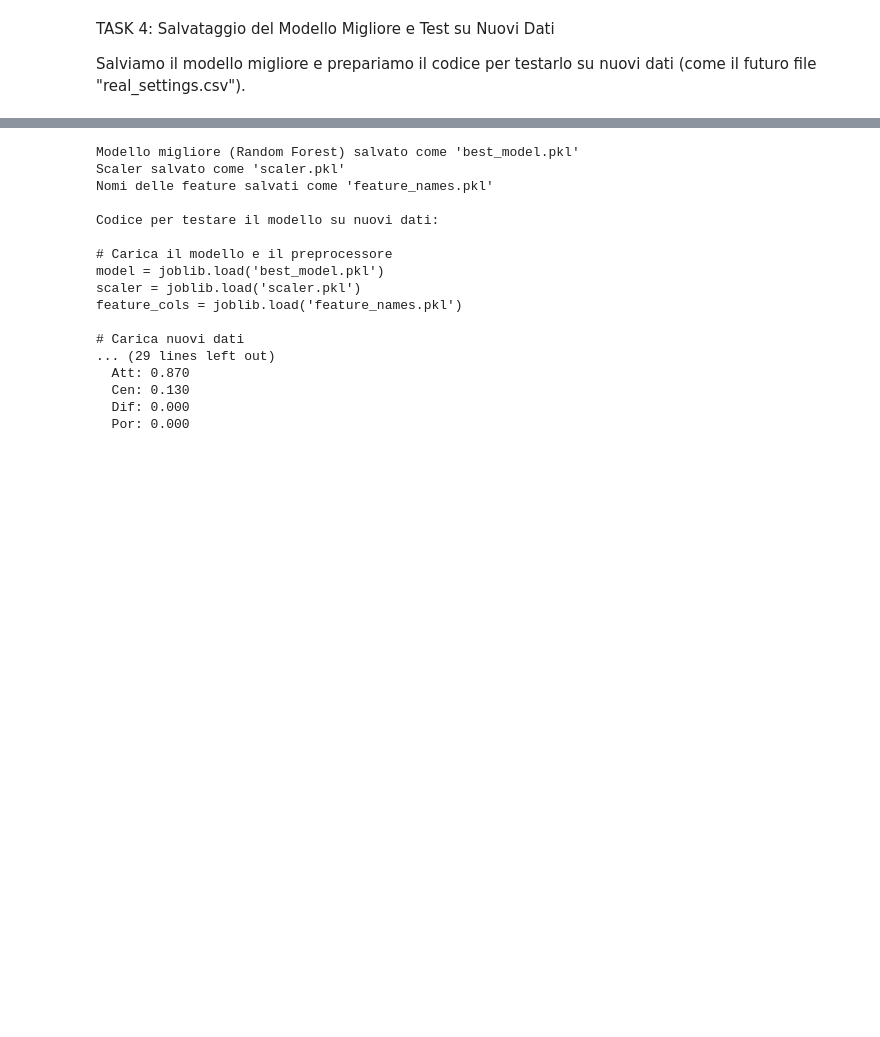
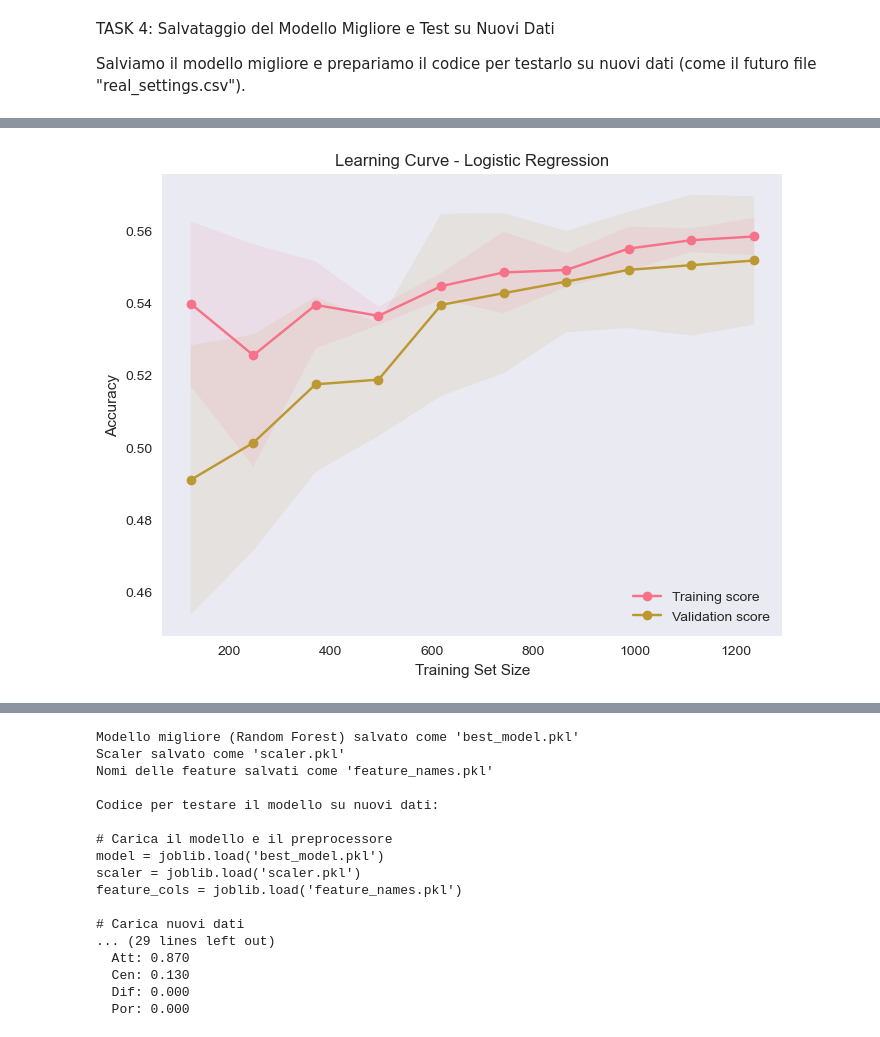
Before and after one commit to Samuele223/machine-Learning, a Jupyter notebook: proj1.ipynb, the cells around one changed output, grey strips where cells are left out. Cells and saved outputs as stored; diff of their text form; code cells hidden in the pictures; blank space fills up the shorter version.

Commit message:
trovato gli iper parametri migliori fatto learning curve e manca da implementare gli iper parametri e poi allenare i classificaotri

```diff
--- a/proj1.ipynb
+++ b/proj1.ipynb
@@ -665,3 +691,73 @@ Migliore modello: Random Forest (0.618)
 TASK 4: Salvataggio del Modello Migliore e Test su Nuovi Dati
 
 Salviamo il modello migliore e prepariamo il codice per testarlo su nuovi dati (come il futuro file "real_settings.csv").
+# %%
+#3) Definisci la griglia di iper‑parametri  ---------- Logistic Regression --------------------
+
+param_grid = {
+    'penalty':      ['l1', 'l2', 'elasticnet', 'none'],
+    'C':            [0.01, 0.1, 1, 10, 100],
+    'solver':       ['saga', 'lbfgs'],
+    'class_weight': [None, 'balanced'],
+    'l1_ratio':     [0, 0.5, 1]  # rilevante solo se penalty='elasticnet'
+}
+
+# 2) Configuriamo GridSearchCV
+lr = LogisticRegression(random_state=42, max_iter=5000)
+grid = GridSearchCV(
+    estimator=lr,
+    param_grid=param_grid,
+    cv=5,
+    scoring='accuracy',
+    n_jobs=-1,
+    verbose=1
+)
+
+# 3) Esecuzione della ricerca sugli iper-parametri
+grid.fit(X_train, y_train)
+
+# 4) Stampa dei risultati per ogni combinazione
+results = grid.cv_results_
+for mean_score, std_score, params in zip(
+        results['mean_test_score'],
+        results['std_test_score'],
+        results['params']):
+    print(f"{params} -> Mean CV Accuracy: {mean_score:.4f} (±{std_score:.4f})")
+
+# 5) Ipèr-parametri ottimali
+print("\nBest hyperparameters found:")
+print(grid.best_params_)
+print(f"Best CV Accuracy: {grid.best_score_:.4f}")
+
+# 6) Valutazione sul test set
+y_pred = grid.predict(X_test)
+print("\nClassification report on test set:")
+print(classification_report(y_test, y_pred, digits=4))
+
+# 7) Learning Curve
+train_sizes, train_scores, val_scores = learning_curve(
+    estimator=grid.best_estimator_,
+    X=X_train, y=y_train,
+    cv=5,
+    scoring='accuracy',
+    train_sizes=np.linspace(0.1, 1.0, 10),
+    n_jobs=-1
+)
+
+train_mean = np.mean(train_scores, axis=1)
+train_std  = np.std(train_scores, axis=1)
+val_mean   = np.mean(val_scores, axis=1)
+val_std    = np.std(val_scores, axis=1)
+
+plt.figure(figsize=(8,6))
+plt.plot(train_sizes, train_mean, 'o-', label='Training score')
+plt.fill_between(train_sizes, train_mean-train_std, train_mean+train_std, alpha=0.1)
+plt.plot(train_sizes, val_mean, 'o-', label='Validation score')
+plt.fill_between(train_sizes, val_mean-val_std, val_mean+val_std, alpha=0.1)
+plt.title('Learning Curve - Logistic Regression')
+plt.xlabel('Training Set Size')
+plt.ylabel('Accuracy')
+plt.legend(loc='best')
+plt.grid()
+plt.show()
+# %% [output]
@@ -667,0 +781 @@ Salviamo il modello migliore e prepariamo il codice per testarlo su nuovi dati (
+[figure, added]
```
Also changed, not shown: parts of 7 cells of this notebook.
